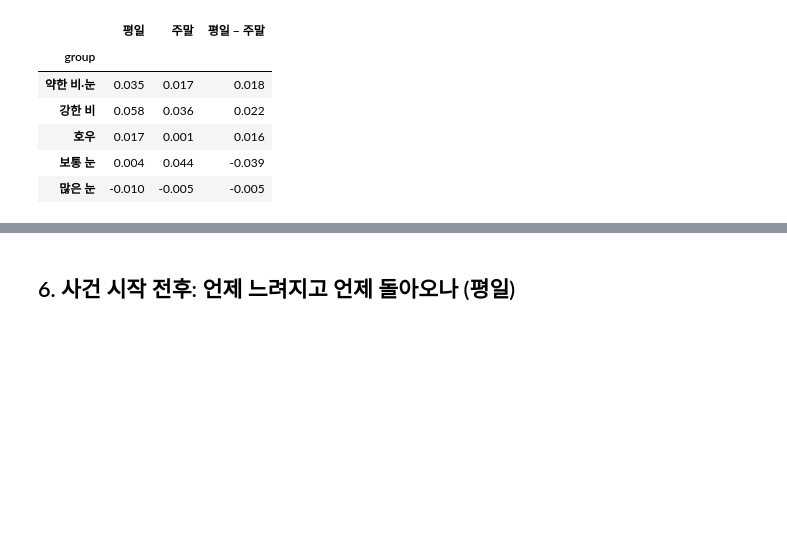
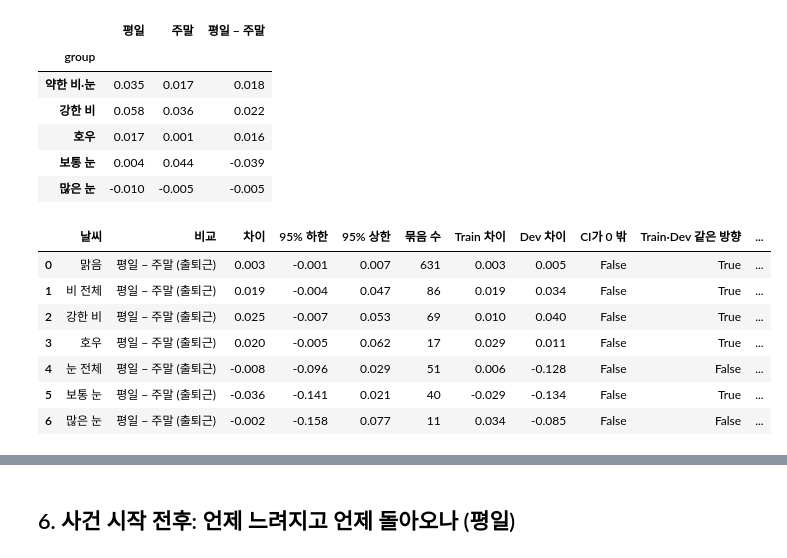
Before and after one commit to data-crawling-6/seoul-weather-traffic, a Jupyter notebook: notebooks/02_analysis/ljh_comparison.ipynb, the cells around one changed output, grey strips where cells are left out. Saved outputs shown, nothing was run; the diff lists cells and outputs as text; code cells hidden in the pictures; blank space fills up the shorter version.

```diff
--- a/notebooks/02_analysis/ljh_comparison.ipynb
+++ b/notebooks/02_analysis/ljh_comparison.ipynb
@@ -257,3 +268,21 @@ wk.round(3)
 | 호우 | 0.017 | 0.001 | 0.016 |
 | 보통 눈 | 0.004 | 0.044 | -0.039 |
 | 많은 눈 | -0.010 | -0.005 | -0.005 |
+# %%
+# 평일 − 주말 차이의 신뢰구간 (출퇴근 시간대, 같은 날씨끼리). 평일 · 주말은 각자의 맑은 날 평소값으로 나눈 비율이다
+rows = []
+for gname, gs in GROUPS.items():
+    base = city[city['band'].eq('출퇴근') & city['group'].isin(gs)]
+    rows.append({'날씨': gname, '비교': '평일 − 주말 (출퇴근)', **compare(base, '평일', '주말', col='day2')})
+q5 = judge(pd.DataFrame(rows), pos='평일이 더 큼', neg='주말이 더 큼')
+q5.to_csv(TAB / 'ljh_comparison_weekday_weekend_ci.csv', index=False, encoding='utf-8-sig')
+q5.round(3)
+# %% [output]
+|  | 날씨 | 비교 | 차이 | 95% 하한 | 95% 상한 | 묶음 수 | Train 차이 | Dev 차이 | CI가 0 밖 | Train·Dev 같은 방향 | ... |
+| 0 | 맑음 | 평일 − 주말 (출퇴근) | 0.003 | -0.001 | 0.007 | 631 | 0.003 | 0.005 | False | True | ... |
+| 1 | 비 전체 | 평일 − 주말 (출퇴근) | 0.019 | -0.004 | 0.047 | 86 | 0.019 | 0.034 | False | True | ... |
+| 2 | 강한 비 | 평일 − 주말 (출퇴근) | 0.025 | -0.007 | 0.053 | 69 | 0.010 | 0.040 | False | True | ... |
+| 3 | 호우 | 평일 − 주말 (출퇴근) | 0.020 | -0.005 | 0.062 | 17 | 0.029 | 0.011 | False | True | ... |
+| 4 | 눈 전체 | 평일 − 주말 (출퇴근) | -0.008 | -0.096 | 0.029 | 51 | 0.006 | -0.128 | False | False | ... |
+| 5 | 보통 눈 | 평일 − 주말 (출퇴근) | -0.036 | -0.141 | 0.021 | 40 | -0.029 | -0.134 | False | True | ... |
+| 6 | 많은 눈 | 평일 − 주말 (출퇴근) | -0.002 | -0.158 | 0.077 | 11 | 0.034 | -0.085 | False | False | ... |
```
Also changed, not shown: parts of 8 cells of this notebook, 3 other files.
